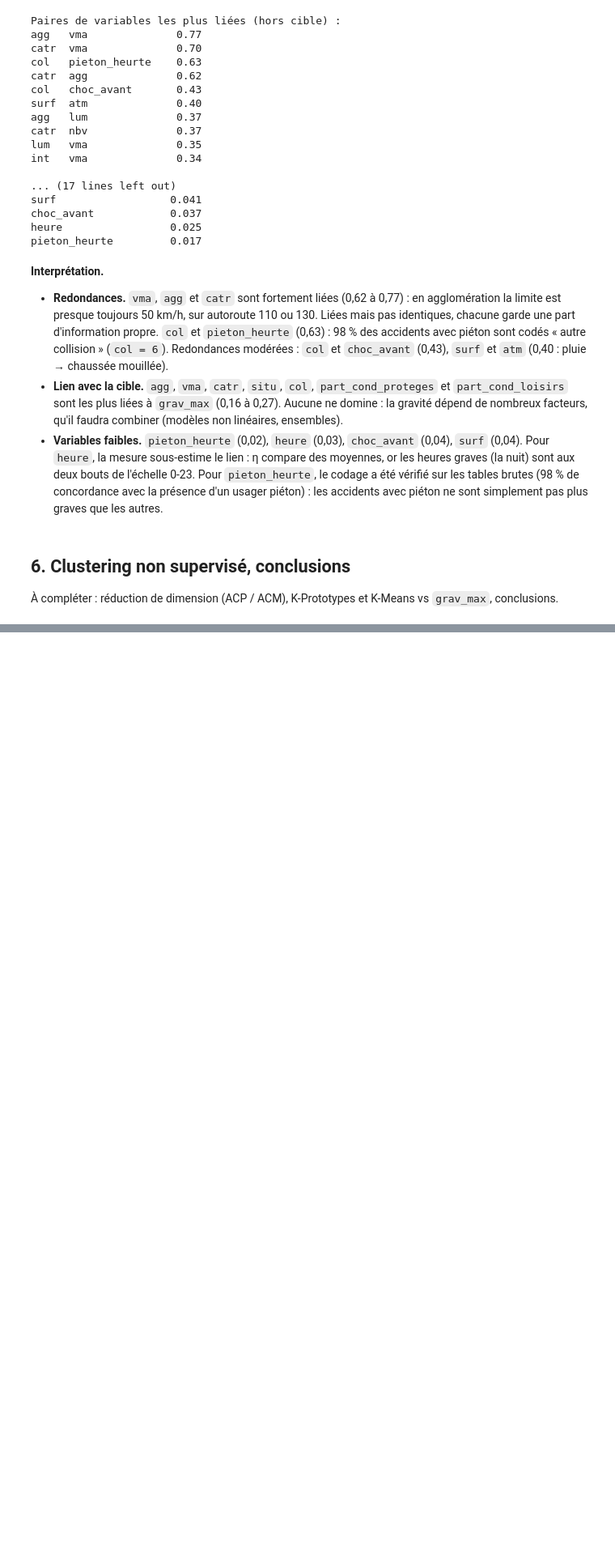
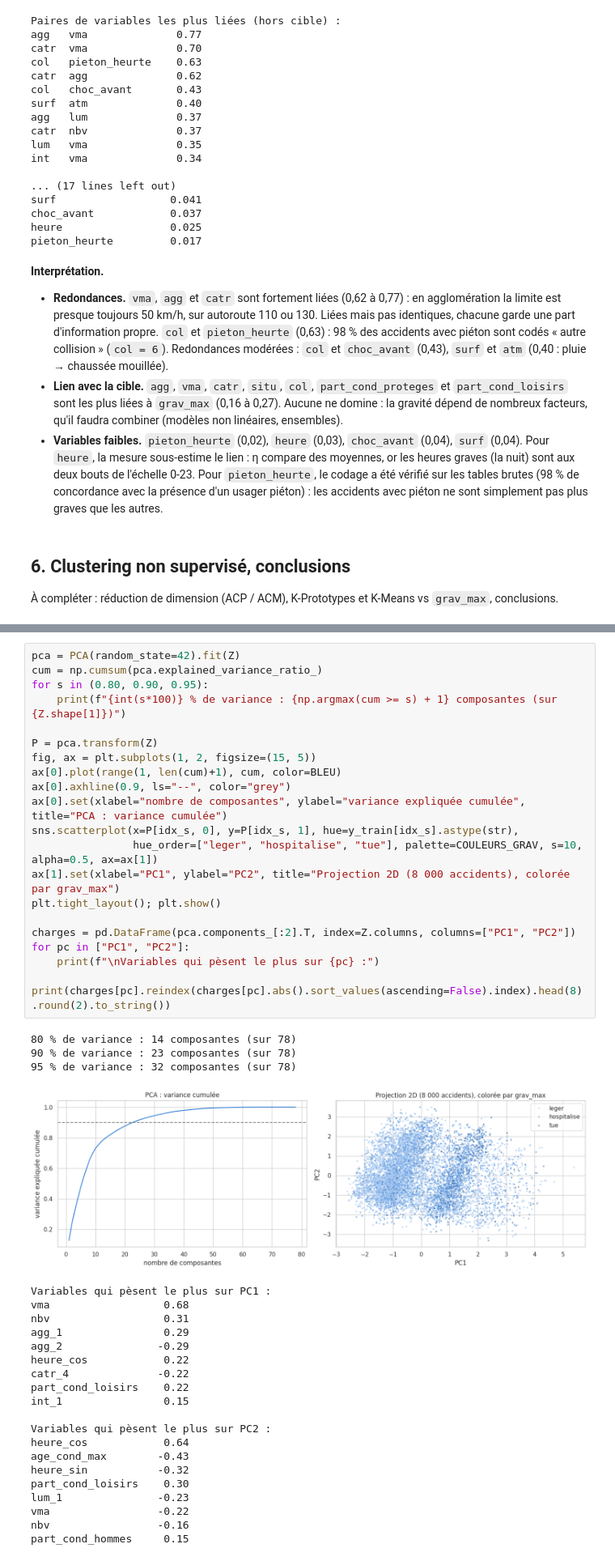
Before and after one commit to cyannure/aaa, a Jupyter notebook: notebooks/01_exploration.ipynb, the cells around one changed output, grey strips where cells are left out. Shown at 81% size. Drawn from its saved outputs; the diff is of its cells as text; blank space fills up the shorter version.

```diff
--- a/notebooks/01_exploration.ipynb
+++ b/notebooks/01_exploration.ipynb
@@ -338,0 +368,44 @@ pieton_heurte         0.017
+# %%
+pca = PCA(random_state=42).fit(Z)
+cum = np.cumsum(pca.explained_variance_ratio_)
+for s in (0.80, 0.90, 0.95):
+    print(f"{int(s*100)} % de variance : {np.argmax(cum >= s) + 1} composantes (sur {Z.shape[1]})")
+
+P = pca.transform(Z)
+fig, ax = plt.subplots(1, 2, figsize=(15, 5))
+ax[0].plot(range(1, len(cum)+1), cum, color=BLEU)
+ax[0].axhline(0.9, ls="--", color="grey")
+ax[0].set(xlabel="nombre de composantes", ylabel="variance expliquée cumulée", title="PCA : variance cumulée")
+sns.scatterplot(x=P[idx_s, 0], y=P[idx_s, 1], hue=y_train[idx_s].astype(str),
+                hue_order=["leger", "hospitalise", "tue"], palette=COULEURS_GRAV, s=10, alpha=0.5, ax=ax[1])
+ax[1].set(xlabel="PC1", ylabel="PC2", title="Projection 2D (8 000 accidents), colorée par grav_max")
+plt.tight_layout(); plt.show()
+
+charges = pd.DataFrame(pca.components_[:2].T, index=Z.columns, columns=["PC1", "PC2"])
+for pc in ["PC1", "PC2"]:
+    print(f"\nVariables qui pèsent le plus sur {pc} :")
+    print(charges[pc].reindex(charges[pc].abs().sort_values(ascending=False).index).head(8).round(2).to_string())
+# %% [output]
+80 % de variance : 14 composantes (sur 78)
+90 % de variance : 23 composantes (sur 78)
+95 % de variance : 32 composantes (sur 78)
+[figure, added]
+Variables qui pèsent le plus sur PC1 :
+vma                  0.68
+nbv                  0.31
+agg_1                0.29
+agg_2               -0.29
+heure_cos            0.22
+catr_4              -0.22
+part_cond_loisirs    0.22
+int_1                0.15
+
+Variables qui pèsent le plus sur PC2 :
+heure_cos            0.64
+age_cond_max        -0.43
+heure_sin           -0.32
+part_cond_loisirs    0.30
+lum_1               -0.23
+vma                 -0.22
+nbv                 -0.16
+part_cond_hommes     0.15
```
Also changed, not shown: parts of 9 cells of this notebook.
